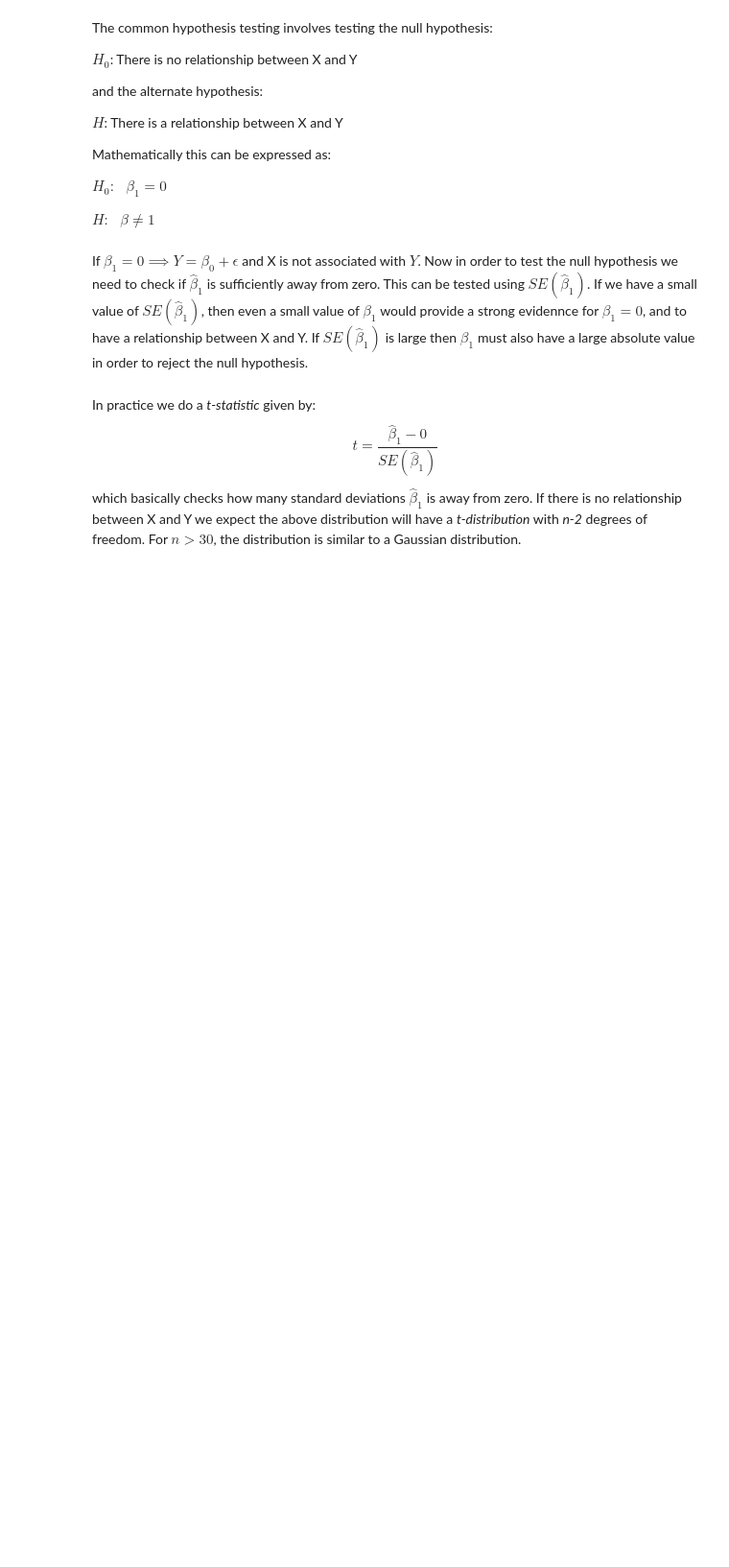
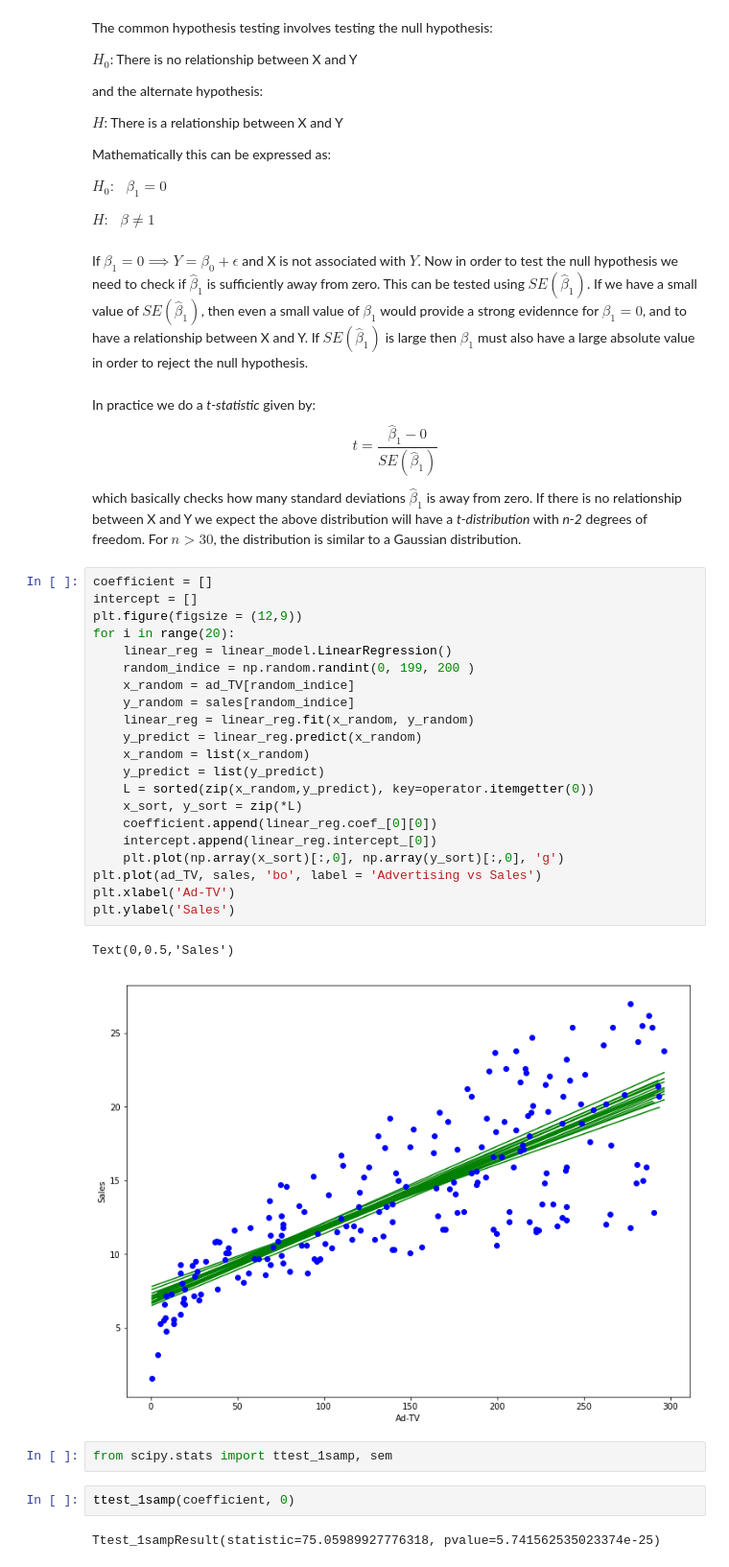
Before and after one commit to nathdipankar/Statistical-Learning, a Jupyter notebook: LinearRegression/LinearRegressionNotebook.ipynb, the cells around one changed output. Shown at 96% size. Drawn from its saved outputs; the diff is of its cells as text; blank space fills up the shorter version.

```diff
--- a/LinearRegression/LinearRegressionNotebook.ipynb
+++ b/LinearRegression/LinearRegressionNotebook.ipynb
@@ -151,3 +151,33 @@ t = \frac{\hat{\beta}_1-0}{SE\left(\hat{\beta}_1\right)}
 \end{equation}
 
 which basically checks how many standard deviations $\hat{\beta}_1$ is away from zero. If there is no relationship between X and Y we expect the above distribution will have a *t-distribution* with *n-2* degrees of freedom. For $n>30$, the distribution is similar to a Gaussian distribution.
+# %%
+coefficient = []
+intercept = []
+plt.figure(figsize = (12,9))
+for i in range(20):
+    linear_reg = linear_model.LinearRegression()
+    random_indice = np.random.randint(0, 199, 200 )
+    x_random = ad_TV[random_indice]
+    y_random = sales[random_indice]
+    linear_reg = linear_reg.fit(x_random, y_random)
+    y_predict = linear_reg.predict(x_random)
+    x_random = list(x_random)
+    y_predict = list(y_predict)
+    L = sorted(zip(x_random,y_predict), key=operator.itemgetter(0))
+    x_sort, y_sort = zip(*L)
+    coefficient.append(linear_reg.coef_[0][0])
+    intercept.append(linear_reg.intercept_[0])
+    plt.plot(np.array(x_sort)[:,0], np.array(y_sort)[:,0], 'g')
+plt.plot(ad_TV, sales, 'bo', label = 'Advertising vs Sales')
+plt.xlabel('Ad-TV')
+plt.ylabel('Sales')
+# %% [output]
+Text(0,0.5,'Sales')
+[figure, added]
+# %%
+from scipy.stats import ttest_1samp, sem
+# %%
+ttest_1samp(coefficient, 0)
+# %% [output]
+Ttest_1sampResult(statistic=75.05989927776318, pvalue=5.741562535023374e-25)
```
Also changed, not shown: parts of 8 cells of this notebook.
